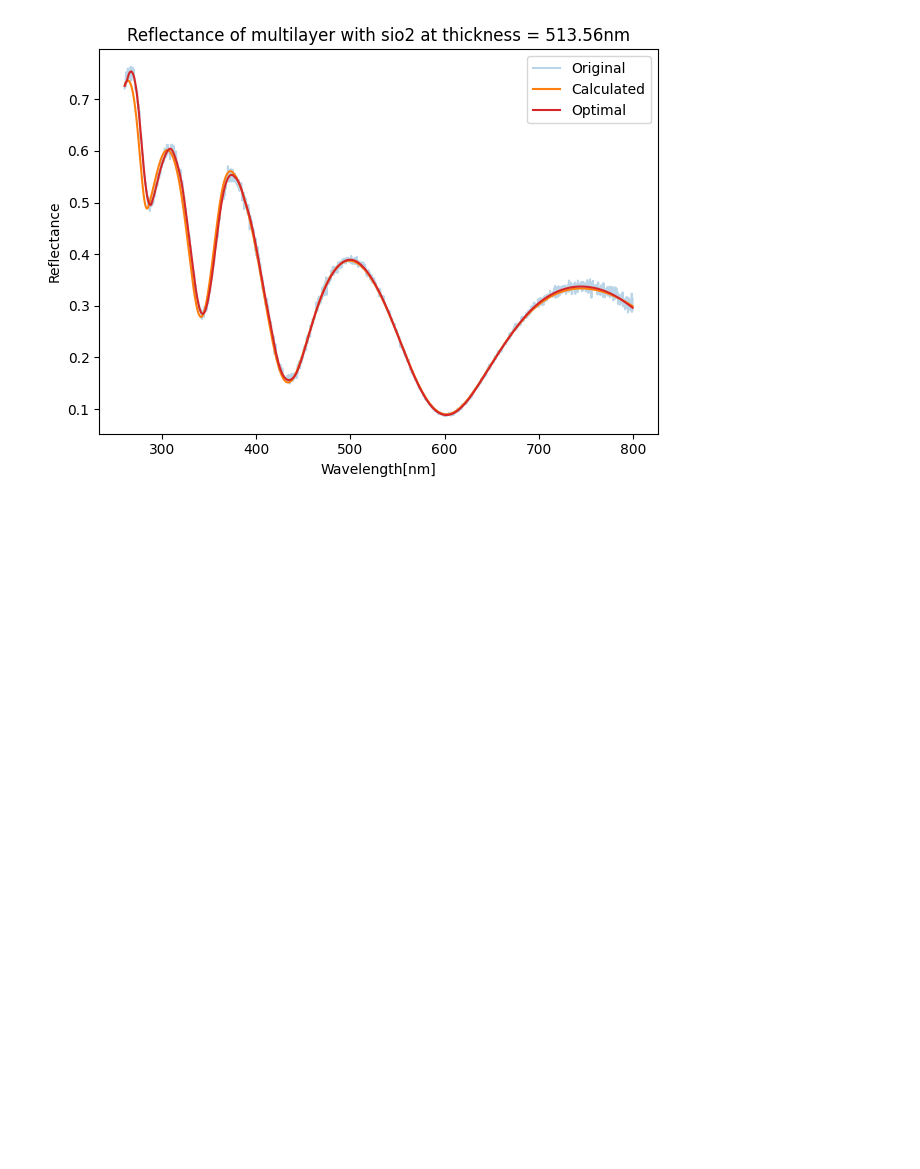
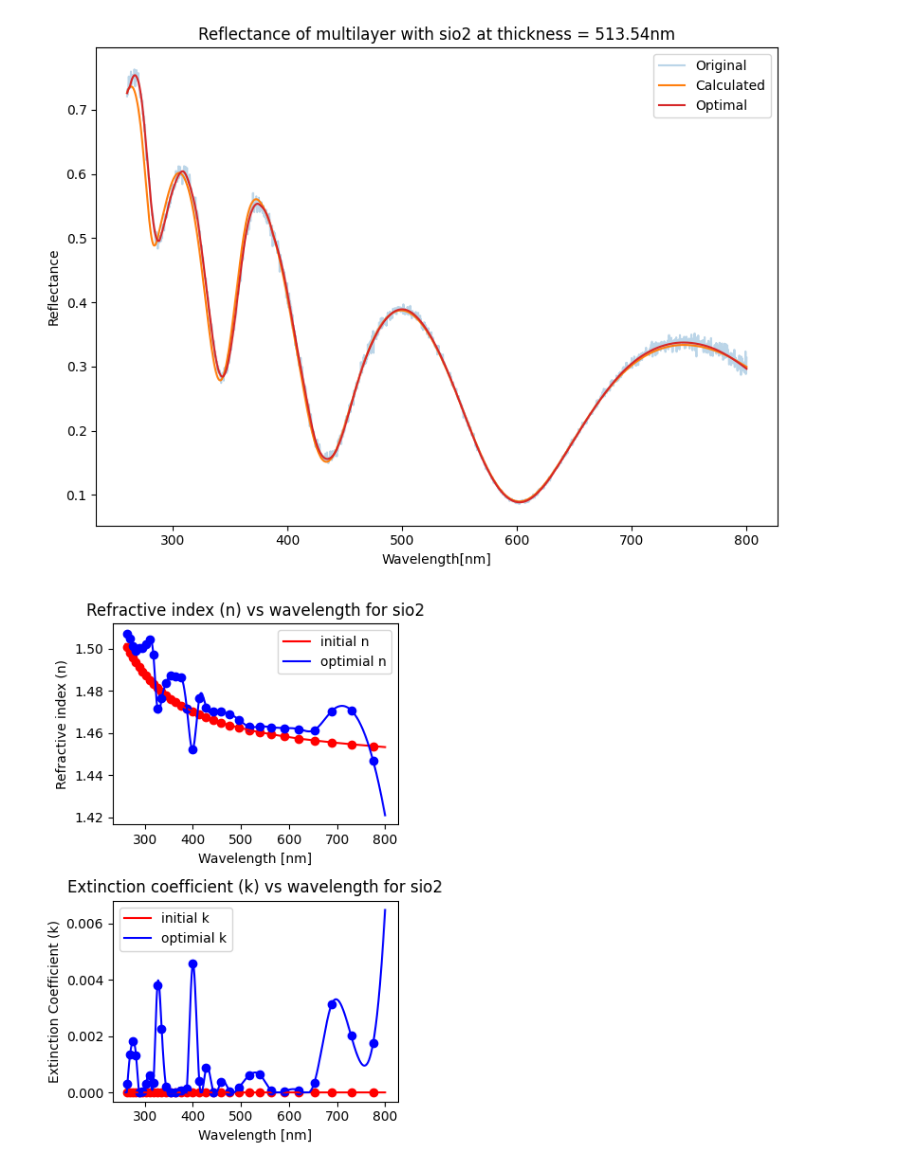
Before and after one commit to MingChiangChang/ThinFilm, a Jupyter notebook: Test.ipynb, the cells around one changed output. Drawn from its saved outputs; the diff is of its cells as text; code cells hidden in the pictures; blank space fills up the shorter version.

Commit message:
add plot_nk method

```diff
--- a/Test.ipynb
+++ b/Test.ipynb
@@ -47,16 +57,16 @@ right = 800
 data2 = process_data(path2, left, right)
 
 # 2. Create multilayer system
-n_points = 32 # Number of points used to fit the n_spline and k_spline
+n_points2 = 32 # Number of points used to fit the n_spline and k_spline
 air = ThinFilmLayer("air", 1, 0, left, right)
-layer1 = ThinFilmLayer("sio2", 514.91, n_points, left, right)
+layer1 = ThinFilmLayer("sio2", 514.91, n_points2, left, right)
 substrate = ThinFilmLayer("c-Si", 1, 0, left, right)
 
 multilayer2 = ThinFilmSystem([air, layer1, substrate])
 R2, _, _ = multilayer2.calculate_RTA(data2['wavelength'])
 
 # 3. Optimization (The most time-consuming step!)
-optimal_data2, _ = optimize_nk(multilayer2, layer_index=1, data=data2, n_points=n_points, smooth=False)
+optimal_data2, optimized_params2 = optimize_nk(multilayer2, layer_index=1, data=data2, n_points=n_points2, weight_n=1, weight_k=100, smooth=False)
 # %% [output]
 nk data found for air.
 nk data found for sio2.
@@ -78,5 +88,7 @@ Optimal Thickness:  513.5641154903536
 # %%
 # 4. Plot the reflectance
 plot_reflectance(data2, smooth=False, multilayer=multilayer2, layer_index=1, calculated_data=R2, optimal_data=optimal_data2)
+plot_nk(data2, optimized_params2, n_points2, multilayer2, layer_index=1)
 # %% [output]
-[figure, old version]
+[figure, new version]
+[figure, added]
```
Also changed, not shown: parts of 4 cells of this notebook, 1 other file.
